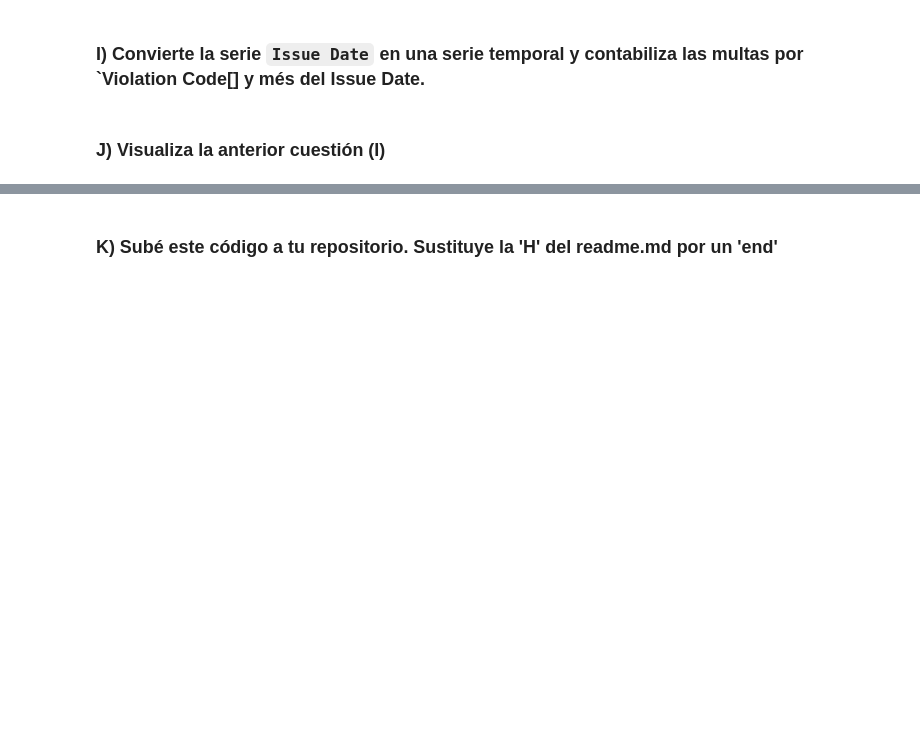
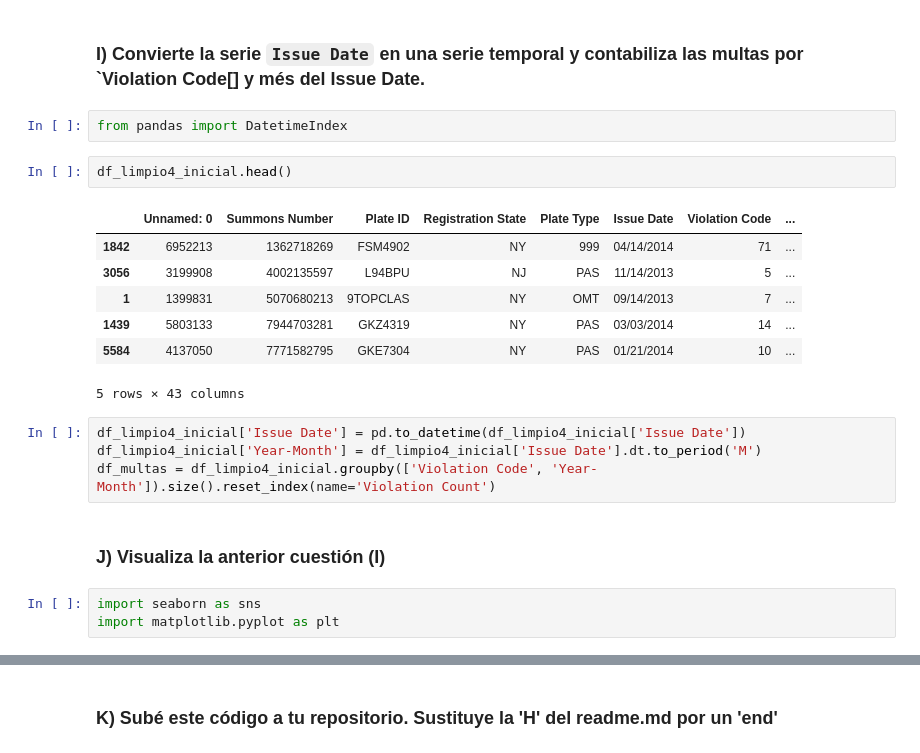
Before and after one commit to LinaGS24/proyecto_pandas, a Jupyter notebook: proyecto_pandas_LinaGS.ipynb, the cells around one changed output, grey strips where cells are left out. Saved outputs shown, nothing was run; the diff lists cells and outputs as text; blank space fills up the shorter version.

```diff
--- a/proyecto_pandas_LinaGS.ipynb
+++ b/proyecto_pandas_LinaGS.ipynb
@@ -456,5 +456,24 @@ plt.show()
 ### H) Subé este código a tu repositorio. Incluye un documento Readme.md Indicando tan solo: "H"
 # %% [markdown]
 ### I) Convierte la serie `Issue Date` en una serie temporal y contabiliza las multas por `Violation Code[] y més del Issue Date.
+# %%
+from pandas import DatetimeIndex
+# %%
+df_limpio4_inicial.head()
+# %% [output]
+|  | Unnamed: 0 | Summons Number | Plate ID | Registration State | Plate Type | Issue Date | Violation Code | ... |
+| 1842 | 6952213 | 1362718269 | FSM4902 | NY | 999 | 04/14/2014 | 71 | ... |
+| 3056 | 3199908 | 4002135597 | L94BPU | NJ | PAS | 11/14/2013 | 5 | ... |
+| 1 | 1399831 | 5070680213 | 9TOPCLAS | NY | OMT | 09/14/2013 | 7 | ... |
+| 1439 | 5803133 | 7944703281 | GKZ4319 | NY | PAS | 03/03/2014 | 14 | ... |
+| 5584 | 4137050 | 7771582795 | GKE7304 | NY | PAS | 01/21/2014 | 10 | ... |
+5 rows × 43 columns
+# %%
+df_limpio4_inicial['Issue Date'] = pd.to_datetime(df_limpio4_inicial['Issue Date'])
+df_limpio4_inicial['Year-Month'] = df_limpio4_inicial['Issue Date'].dt.to_period('M')
+df_multas = df_limpio4_inicial.groupby(['Violation Code', 'Year-Month']).size().reset_index(name='Violation Count')
 # %% [markdown]
 ### J) Visualiza la anterior cuestión (I)
+# %%
+import seaborn as sns
+import matplotlib.pyplot as plt
```
Also changed, not shown: parts of 1 cell of this notebook.
